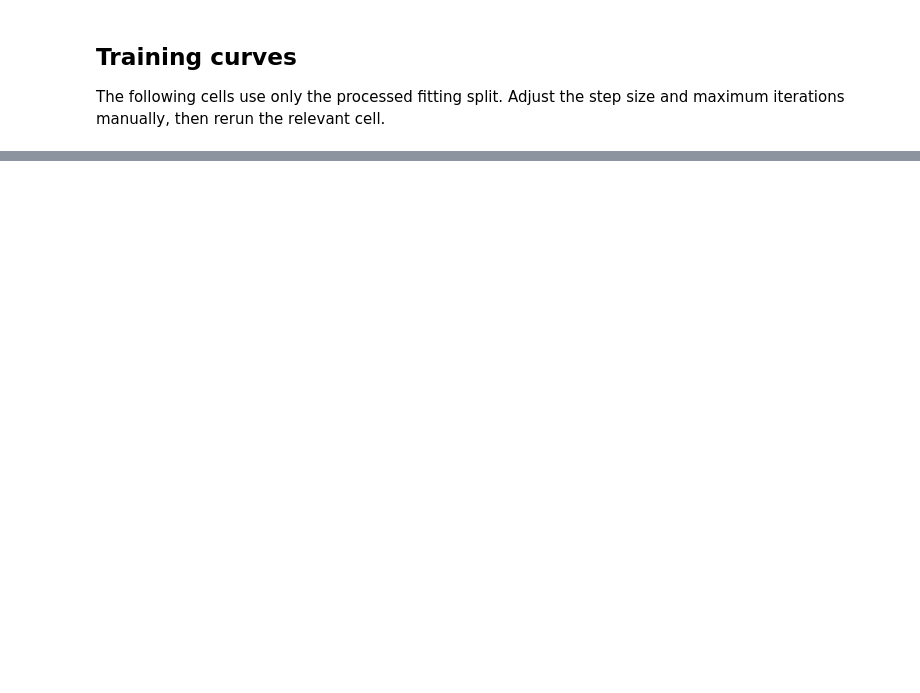
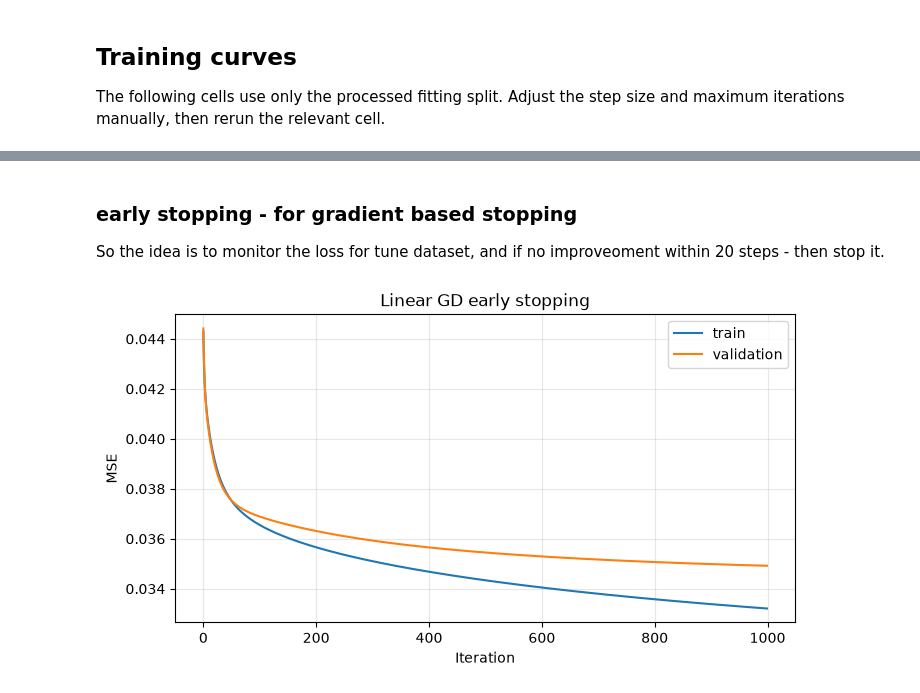
Before and after one commit to maciejjalocha/epfl_ml_p1, a Jupyter notebook: notebooks/compare_models.ipynb, the cells around one changed output, grey strips where cells are left out. Cells and saved outputs as stored; diff of their text form; code cells hidden in the pictures; blank space fills up the shorter version.

```diff
--- a/notebooks/compare_models.ipynb
+++ b/notebooks/compare_models.ipynb
@@ -119,0 +227,14 @@ plt.show()
+# %%
+from p1.modeling.models import RidgeRegress, RegLogisticRegress
+
+lambda_grid = np.logspace(-6, 2, 9)
+
+ridge_results = []
+for lambda_ in lambda_grid:
+    model = RidgeRegress(lambda_)
+    model.fit(y_fit, X_fit)
+    tune_predictions = model.predict(X_tune)
+    # tune_mse = float(np.mean((y_tune - tune_predictions) ** 2) / 2)
+    tune_f1 = f1(y_tune, (tune_predictions >= 0.5).astype(float))
+    print(tune_f1, lambda_)
+    ridge_results.append((tune_f1, lambda_, model))
@@ -119,0 +257,13 @@ plt.show()
+# %%
+
+reg_logistic_results = []
+for lambda_ in lambda_grid:
+    model = RegLogisticRegress(
+        lambda_, max_iters=max_iters_logistic, gamma=step_size_logistic,
+        track_history=False,
+    )
+    model.fit(y_fit, X_fit)
+    probabilities = model.predict(X_tune)
+    tune_f1 = f1(y_tune, (probabilities >= 0.5).astype(float))
+    print(tune_f1, lambda_)
+    reg_logistic_results.append((tune_f1, lambda_, model))
@@ -119,0 +396,3 @@ plt.show()
+# %% [markdown]
+### early stopping - for gradient based stopping
+So the idea is to monitor the loss for tune dataset, and if no improveoment within 20 steps - then stop it.
@@ -119,0 +440,20 @@ plt.show()
+# %%
+linear_gd_early_w, lingd_steps, linear_gd_best_val, linear_gd_train_loss, linear_gd_val_loss = fit_with_early_stopping(
+    mse, grad_mse, X_fit, y_fit, X_tune, y_tune, step_size_gd, max_iters=max_iters_gd
+)
+
+plt.figure(figsize=(8, 4))
+plt.plot(linear_gd_train_loss, label="train")
+plt.plot(linear_gd_val_loss, label="validation")
+plt.xlabel("Iteration")
+plt.ylabel("MSE")
+plt.title("Linear GD early stopping")
+plt.legend()
+plt.grid(alpha=0.3)
+plt.show()
+
+# fit linear_gd with the early stopping weights
+linear_gd_early = LinearRegressGD(max_iters=lingd_steps, gamma=step_size_gd, track_history=False)
+linear_gd_early.w = linear_gd_early_w
+# %% [output]
+[figure, added]
```
Also changed, not shown: parts of 59 cells of this notebook, 16 other files.
